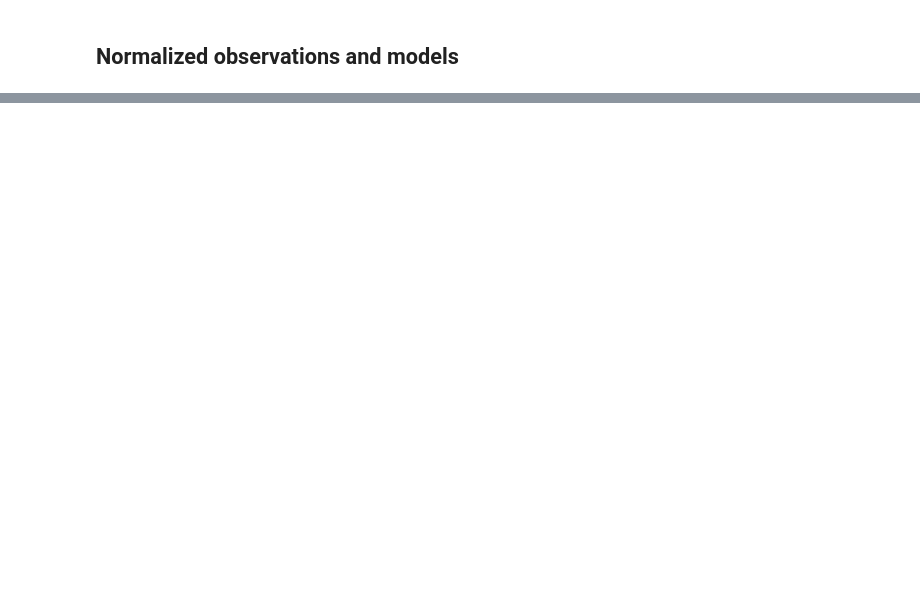
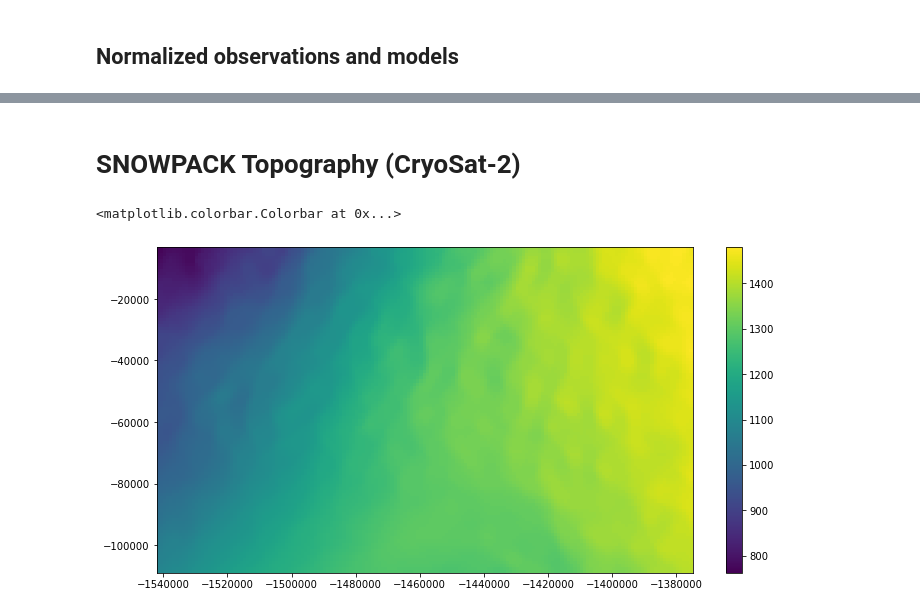
Before and after one commit to EricKeenan/SNOWPACK_WAIS, a Jupyter notebook: analysis/Modelled_vs_observed_SMB.ipynb, the cells around one changed output, grey strips where cells are left out. Drawn from its saved outputs; the diff is of its cells as text; code cells hidden in the pictures; blank space fills up the shorter version.

```diff
--- a/analysis/Modelled_vs_observed_SMB.ipynb
+++ b/analysis/Modelled_vs_observed_SMB.ipynb
@@ -189,0 +170,15 @@ plt.colorbar()
+# %% [markdown]
+# SNOWPACK Topography (CryoSat-2)
+# %%
+# SNOWPACK topography
+dem_viz = np.loadtxt("../input/surface-grids/dem.asc", skiprows=6)
+dem_viz = xr.DataArray(dem_viz, coords=[ds['northing'], ds['easting']], dims=['northing', 'easting'])
+
+# Plot DEM and observations
+plt.figure(figsize=(12,6))
+plt.pcolormesh(x_snowpack, y_snowpack, dem_viz)
+plt.colorbar()
+# plt.scatter(obs_X[indices], obs_Y[indices], c='k')
+# %% [output]
+<matplotlib.colorbar.Colorbar at 0x...>
+[figure, added]
```
Also changed, not shown: parts of 5 cells of this notebook, 4 other files.
